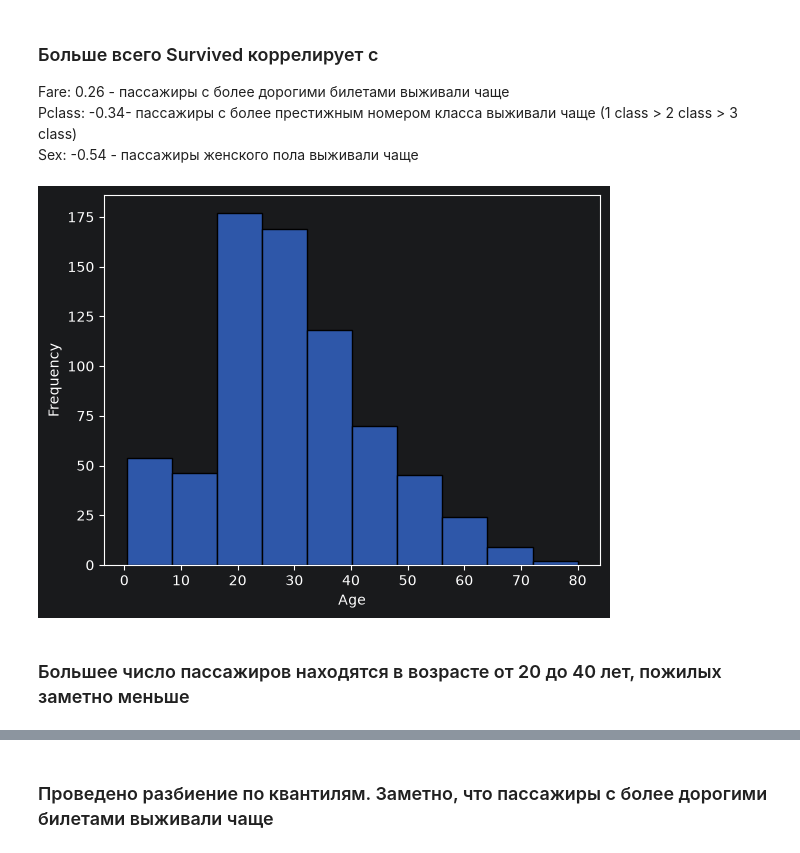
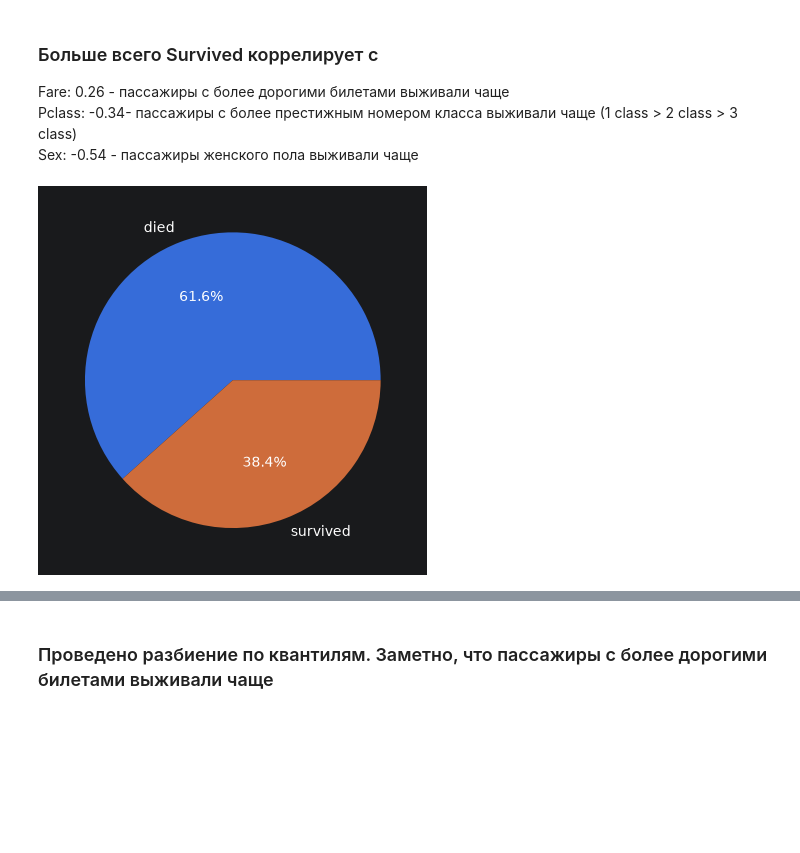
Before and after one commit to wozziwork/Kaggle_Titanik_solution, a Jupyter notebook: EDA_Titanik.ipynb, the cells around one changed output, grey strips where cells are left out. Saved outputs shown, nothing was run; the diff lists cells and outputs as text; code cells hidden in the pictures; blank space fills up the shorter version.

```diff
--- a/EDA_Titanik.ipynb
+++ b/EDA_Titanik.ipynb
@@ -160,12 +203,9 @@ plt.show()
 Fare: 0.26 - пассажиры с более дорогими билетами выживали чаще <br>
 Pclass: -0.34- пассажиры с более престижным номером класса выживали чаще (1 class > 2 class > 3 class) <br>
 Sex: -0.54 - пассажиры женского пола выживали чаще
-# %%
-sns.histplot(train['Age'], bins=10)
-plt.xlabel('Age')
-plt.ylabel('Frequency')
-plt.show()
-# %% [output]
-[figure, removed]
-# %% [markdown]
-### Большее число пассажиров находятся в возрасте от 20 до 40 лет, пожилых заметно меньше
+# %%
+counts = train['Survived'].value_counts().sort_index()
+plt.pie(counts,labels=['died','survived'],autopct='%.1f%%')
+plt.show()
+# %% [output]
+[figure, added]
```
Also changed, not shown: parts of 59 cells of this notebook.
